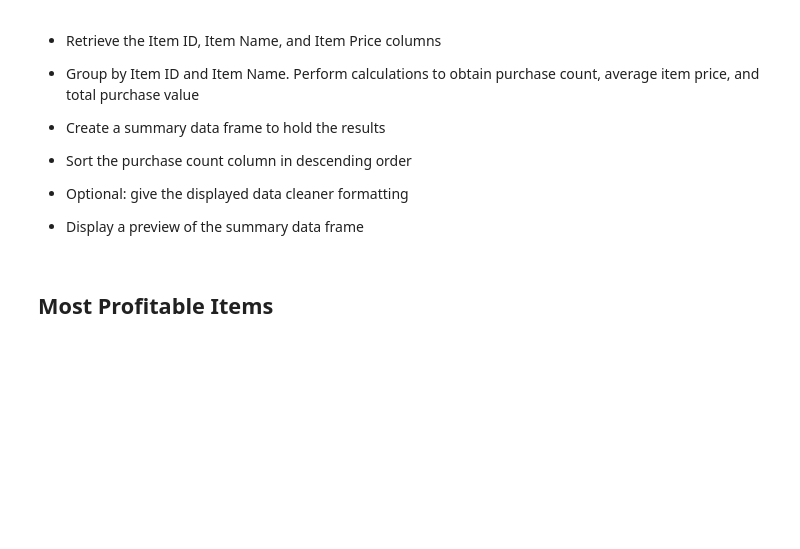
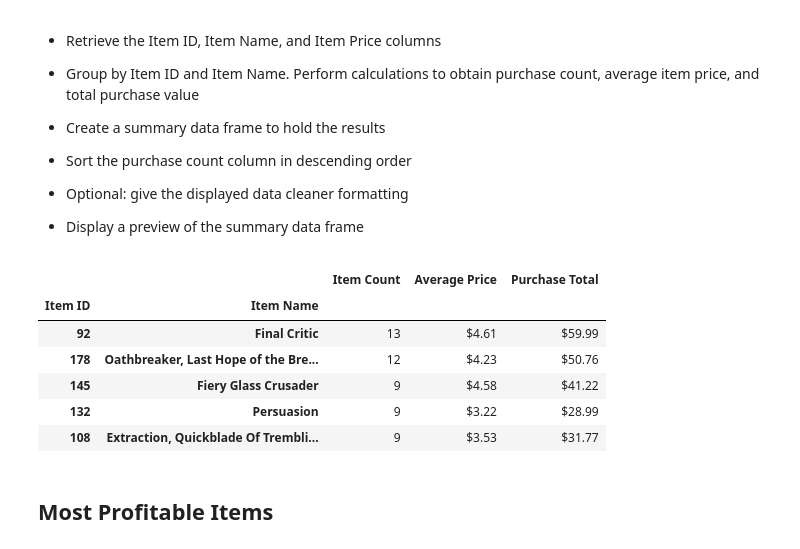
Before and after one commit to alysiadugan4/Heroes-of-Pymoli, a Jupyter notebook: HeroesofPymoli/Heroes.ipynb, the cells around one changed output. Saved outputs shown, nothing was run; the diff lists cells and outputs as text; code cells hidden in the pictures; blank space fills up the shorter version.

```diff
--- a/HeroesofPymoli/Heroes.ipynb
+++ b/HeroesofPymoli/Heroes.ipynb
@@ -214,6 +288,30 @@ purchase_data.head()
 
 
 * Display a preview of the summary data frame
+# %%
+product_df = purchase_data[["Item ID","Item Name","Price"]]
+
+product_group = product_df.groupby(["Item ID","Item Name"])
+
+item_count = product_group["Item ID"].count()
+avg_item_price = round(product_group["Price"].mean(),2)
+total_value = product_group["Price"].sum()
+
+popular_df = pd.DataFrame({"Item Count":item_count,"Average Price":avg_item_price,"Purchase Total":total_value})
+sorted_df = popular_df.sort_values("Item Count", ascending = False)
+
+sorted_df["Average Price"]= sorted_df["Average Price"].map("${:,.2f}".format)
+sorted_df["Purchase Total"] = sorted_df["Purchase Total"].map("${:,.2f}".format)
+
+sorted_df.head()
+# %% [output]
+|  |  | Item Count | Average Price | Purchase Total |
+| Item ID | Item Name |  |  |  |
+| 92 | Final Critic | 13 | $4.61 | $59.99 |
+| 178 | Oathbreaker, Last Hope of the Bre... | 12 | $4.23 | $50.76 |
+| 145 | Fiery Glass Crusader | 9 | $4.58 | $41.22 |
+| 132 | Persuasion | 9 | $3.22 | $28.99 |
+| 108 | Extraction, Quickblade Of Trembli... | 9 | $3.53 | $31.77 |
 # %% [markdown]
 ## Most Profitable Items
 # %% [markdown]
```
Also changed, not shown: parts of 9 cells of this notebook.
